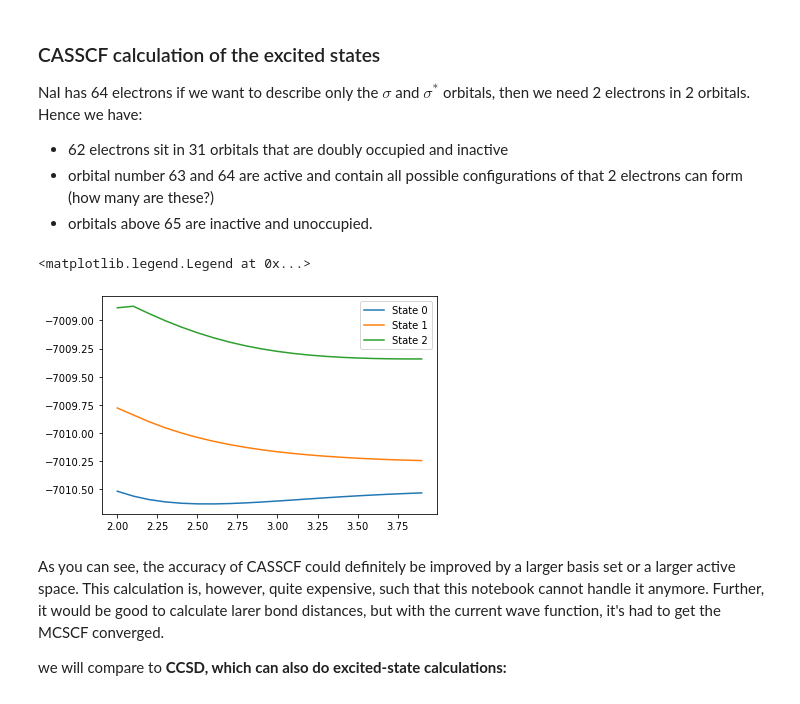
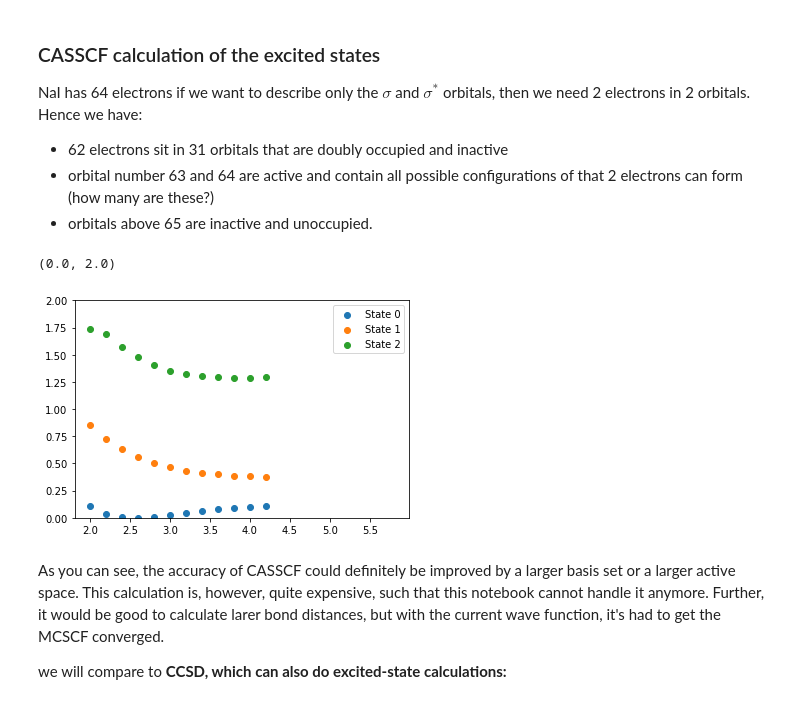
Before and after one commit to maurergroup/PX919, a Jupyter notebook: Workshop2/Tutorial2.ipynb, the cells around one changed output. Saved outputs shown, nothing was run; the diff lists cells and outputs as text; code cells hidden in the pictures.

```diff
--- a/Workshop2/Tutorial2.ipynb
+++ b/Workshop2/Tutorial2.ipynb
@@ -53,12 +53,12 @@ This system has been studied via pump-probe spectroscopy by Ahmed Zewail, who re
 # %%
 # Prepare the geometries
 
-# we set the positions to 0 for atom 0 and to 2-4.0 for atom 2
+# we set the positions to 0 for atom 0 and to 2-6.0 for atom 2
 all_atoms = []
 nsteps=20
 positions=np.zeros((2,3))
 atomtype = ["Na","I"]
-dr=(4-2)/nsteps
+dr=(6-2)/nsteps
 all_distances = np.zeros((nsteps,1))
 for i in range(nsteps):
     positions[1,2]=2+i*dr
@@ -90,7 +90,10 @@ psi4.set_options({
     'nat_orbs': True,
     'num_roots':n_states,
     'frozen_docc': [31],
-    'active': [2]
+    'active': [2],
+    'mcscf_diis_start':35,
+    'maxiter':300
+
 })
 energies_casscf = np.zeros((nsteps,n_states))
 for step in range(nsteps):
@@ -99,17 +102,21 @@ for step in range(nsteps):
 
     #initiate Psi4 molecule object
     nai = psi4.geometry(geom_input)
-
-    casscf_energy, wfn = psi4.energy('casscf', return_wfn=True)
-    energy = grep("MCSCF Root","NaI%i.out"%step,5)
-    energies_casscf[step]=energy
+    try:
+        casscf_energy, wfn = psi4.energy('casscf', return_wfn=True)
+        energy = grep("MCSCF Root","NaI%i.out"%step,5)
+        energies_casscf[step]=energy
+    except:
+        pass
 # %%
+minimum=np.min(energies_casscf[:10])
 for i in range(3):
-    plt.plot(all_distances,energies_casscf[:,i],label="State %i"%i)
+    plt.scatter(all_distances,energies_casscf[:,i]-minimum,label="State %i"%i)
 plt.legend()
+plt.ylim(0,2)
 # %% [output]
-<matplotlib.legend.Legend at 0x...>
+(0.0, 2.0)
-[figure, old version]
+[figure, new version]
 # %% [markdown]
 As you can see, the accuracy of CASSCF could definitely be improved by a larger basis set or a larger active space. This calculation is, however, quite expensive, such that this notebook cannot handle it anymore.
 Further, it would be good to calculate larer bond distances, but with the current wave function, it's had to get the MCSCF converged.
```
Also changed, not shown: parts of 2 cells of this notebook, 1 other file.
